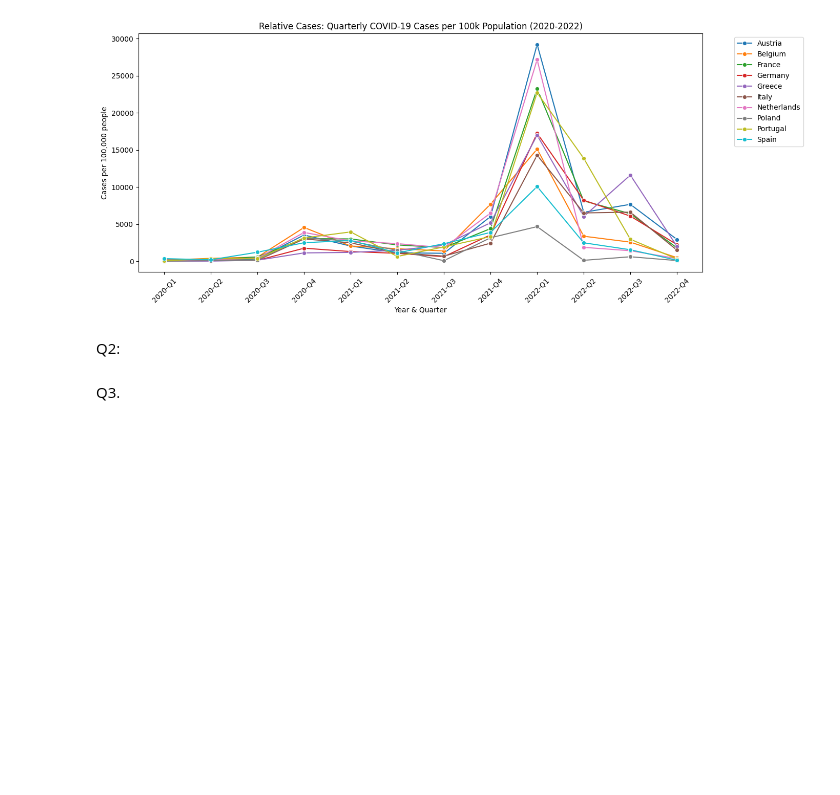
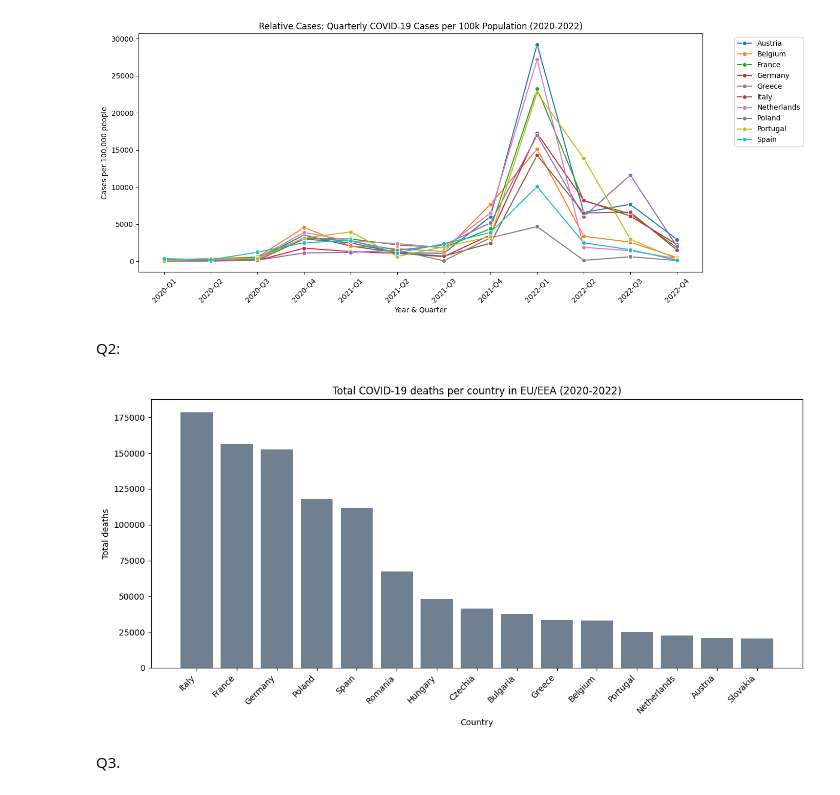
Before and after one commit to maxnilsson/DV1597-Assignment-2, a Jupyter notebook: Ass2.ipynb, the cells around one changed output. Saved outputs shown, nothing was run; the diff lists cells and outputs as text; code cells hidden in the pictures; blank space fills up the shorter version.

```diff
--- a/Ass2.ipynb
+++ b/Ass2.ipynb
@@ -260,40 +263,62 @@ Q2:
 import plotly.express as px
 
 # 1. Aggregera datan (precis som innan)
 map_data = df_cases_clean.groupby(['countriesAndTerritories', 'countryterritoryCode', 'year'])[['cases', 'deaths']].sum().reset_index()
 
-# --- NYTT: Hitta det absoluta maxvärdet för hela perioden för att låsa färgskalan ---
+# --- NYTT: Hitta det absoluta maxvardet for hela perioden for att lasa fargskalan ---
 max_cases = map_data['cases'].max()
 max_deaths = map_data['deaths'].max()
 
-# 2. Skapa karta för FALL (Cases)
+# 2. Skapa karta for FALL (Cases)
 fig_cases = px.choropleth(
     map_data,
     locations="countryterritoryCode",
     color="cases",
     hover_name="countriesAndTerritories",
     animation_frame="year",
     color_continuous_scale="Reds",
-    range_color=[0, max_cases],       # <-- DETTA LÅSER FÄRGSKALAN
+    range_color=[0, max_cases],       # <-- DETTA LASER FARGSKALAN
     scope="europe",
     title="Total COVID-19 Cases per Country in EU/EEA (2020-2022)"
-)
+ )
 
-# 3. Skapa karta för DÖDSFALL (Deaths)
+# 3. Skapa karta for DODSFALL (Deaths)
 fig_deaths = px.choropleth(
     map_data,
     locations="countryterritoryCode",
     color="deaths",
     hover_name="countriesAndTerritories",
     animation_frame="year",
     color_continuous_scale="Greys",
-    range_color=[0, max_deaths],      # <-- DETTA LÅSER FÄRGSKALAN
+    range_color=[0, max_deaths],      # <-- DETTA LASER FARGSKALAN
     scope="europe",
     title="Total COVID-19 Deaths per Country in EU/EEA (2020-2022)"
-)
+ )
+
+# 4. Skapa karta for DODSFALL PER 100K (Death Rate) with matplotlib
+map_data['death_rate_per_100k'] = (map_data['deaths'] / map_data['cases']) * 100000
 
 fig_cases.show()
 fig_deaths.show()
+
+# 5. Plot total deaths med matplotlib
+total_deaths = (
+    map_data.groupby('countriesAndTerritories')['deaths']
+    .sum()
+    .sort_values(ascending=False)
+    .head(15)
+ )
+
+plt.figure(figsize=(12, 6))
+plt.bar(total_deaths.index.str.replace('_', ' '), total_deaths.values, color='slategray')
+plt.title('Total COVID-19 deaths per country in EU/EEA (2020-2022)')
+plt.ylabel('Total deaths')
+plt.xlabel('Country')
+plt.xticks(rotation=45, ha='right')
+plt.tight_layout()
+plt.show()
+# %% [output]
+[figure, added]
 # %% [markdown]
 Q3.
 # %% [markdown]
```
Also changed, not shown: parts of 6 cells of this notebook.
